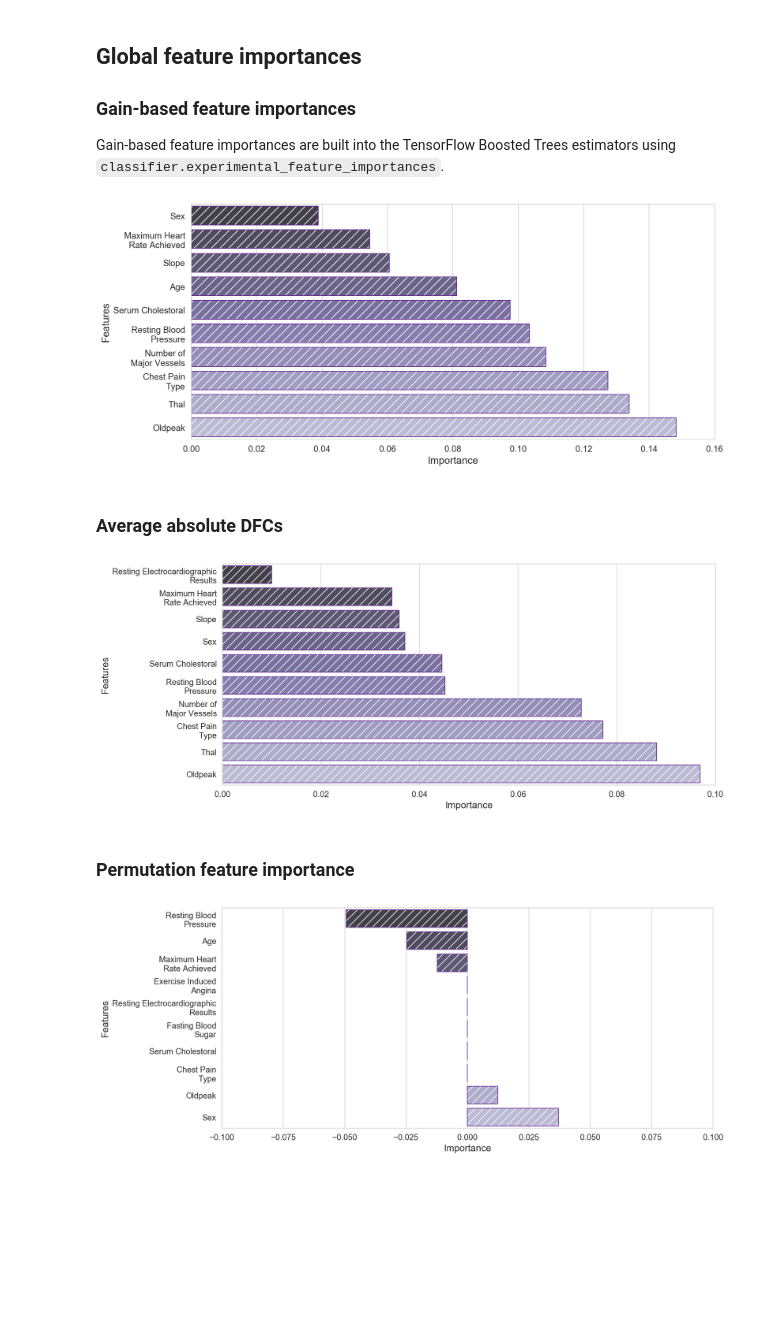
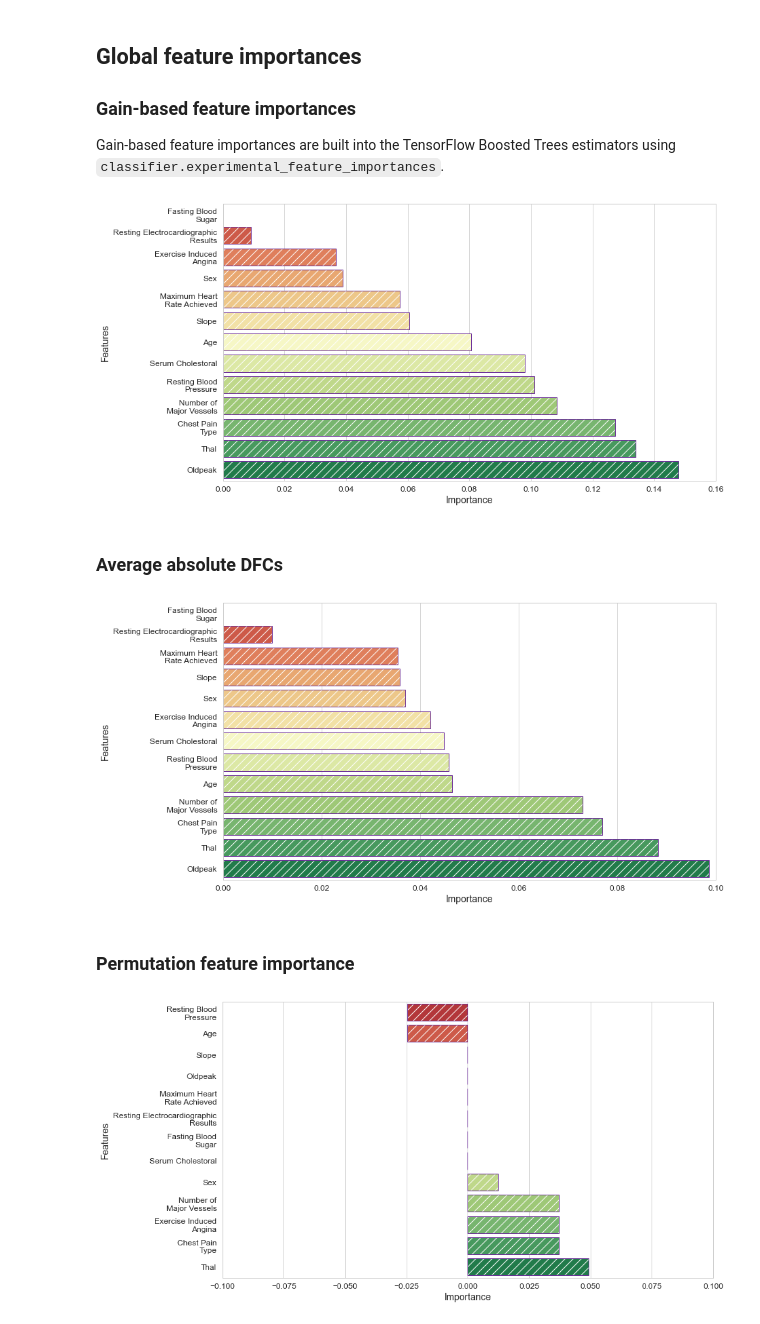
Before and after one commit to HatefDastour/Notes, a Jupyter notebook: Deel_Learning/Tensorflow_Boosted_Trees_Classifier_with_Feature_Importance_Analysis.ipynb, the cells around one changed output. Cells and saved outputs as stored; diff of their text form; code cells hidden in the pictures; blank space fills up the shorter version.

```diff
--- a/Deel_Learning/Tensorflow_Boosted_Trees_Classifier_with_Feature_Importance_Analysis.ipynb
+++ b/Deel_Learning/Tensorflow_Boosted_Trees_Classifier_with_Feature_Importance_Analysis.ipynb
@@ -375,8 +372,7 @@ def _add_feature_values(feature_values, ax, colors):
         t.set_bbox(dict(facecolor= colors[y_coord], alpha=0.25))
     font = FontProperties()
 #     font.set_weight('bold')
-    t = plt.text(x_coord, y_coord + 1 - OFFSET, 'Feature\nValue',
-    fontproperties=font, size=14)
+    t = plt.text(x_coord, y_coord + 1 - OFFSET, 'Feature\nValue', fontproperties=font, size=13)
 
 def _yaxis_labels(ax):
     y_labels = []
@@ -407,16 +403,19 @@ def Plot_Example(example, TOP_N = 10, Pos_Color = 'LimeGreen', Neg_Color = 'Oran
     # Sorting by absolute value
     sorted_ix = example.abs().sort_values()[-TOP_N:].index
     example = example[sorted_ix]
-    colors = example.map(lambda x: Pos_Color if x >= 0 else Neg_Color).tolist()
+
     fig, ax = plt.subplots(1, 1, figsize= FS)
-    _ = example.to_frame().plot(kind='barh', color=[colors], edgecolor = 'white', hatch = '///',
-                                 legend=None, alpha=0.75, ax = ax)
-    _ = example.to_frame().plot(kind='barh', color='None', edgecolor = 'Black',
-                                legend=None, alpha=1, lw=1., ax = ax)
-    ax.grid(False, axis='y')
+    Temp = example.to_frame('Value').sort_index(ascending= False)
+    Temp0 = Temp.copy(); Temp0[Temp0 < 0] = np.nan
+    _ = Temp0.plot(kind='barh', color= Pos_Color, edgecolor = 'white', hatch = '///', legend=None, alpha=0.75, ax = ax)
+    Temp0 = Temp.copy(); Temp0[Temp0 >= 0] = np.nan
+    _ = Temp0.plot(kind='barh', color= Neg_Color, edgecolor = 'white', hatch = '///', legend=None, alpha=0.75, ax = ax)
+    _ = Temp.plot(kind='barh', color='None', edgecolor = 'Black', legend=None, alpha=1, lw=1.2, ax = ax)
+    del Temp, Temp0
+    _ = ax.grid(False, axis='y')
     # Y axis Labels
 
-    ax.set_yticklabels(_yaxis_labels(ax), size=12)
+    _ = ax.set_yticklabels(_yaxis_labels(ax), size=12)
     # x axis Limits
     _ = ax.set_xlim(_xLims(ax))
 
@@ -426,13 +425,15 @@ def Plot_Example(example, TOP_N = 10, Pos_Color = 'LimeGreen', Neg_Color = 'Oran
     for c in Maps.keys():
         Temp[c] = Temp[c].map(Maps[c])
 
+    colors = example.map(lambda x: Pos_Color if x >= 0 else Neg_Color).tolist()
     _add_feature_values(Temp.iloc[ID][sorted_ix], ax, colors)
     return ax
 # %%
 # Plot results.
 # ID = np.random.choice(len(y_test), 1)[0]
 ID = 61
-ax = Plot_Example(df_dfc.iloc[ID])
+Tops = X_train.shape[1]
+ax = Plot_Example(df_dfc.iloc[ID], TOP_N = Tops, FS = (13, 8))
 _ = ax.set_title('Feature contributions for example patient {} from the Test set\n Pred: {:1.2f}; Label: {}'
                  .format(ID, probs[ID], labels[ID]))
 _ = ax.set_xlabel('Contribution to Predicted Probability', size=14)
@@ -447,8 +448,7 @@ Gain-based feature importances are built into the TensorFlow Boosted Trees estim
 # %%
 importances = classifier.experimental_feature_importances(normalize=True)
 df_imp = pd.Series(importances)
-TOP_N = 10
-Temp = df_imp.iloc[0:TOP_N][::-1].reset_index()
+Temp = df_imp.iloc[0:Tops][::-1].reset_index()
 Temp.columns = ['Features','Importance']
 Temp['Features'] = Temp['Features'].map(lambda x: x.replace('_',' '))
 # %%
@@ -461,7 +461,8 @@ def Plot_FeatImportance(pds, TOP_N = 10, FS = (13, 6)):
     Temp['Features'] = Temp['Features'].map(lambda x: x.replace('_',' '))
 
     fig, ax = plt.subplots(1, 1, figsize = FS)
-    _ = sns.barplot(ax = ax, x='Importance', y= 'Features', data= Temp, palette="Purples_d", hatch = '//')
+    CP = sns.color_palette("RdYlGn", TOP_N)
+    _ = sns.barplot(ax = ax, x='Importance', y= 'Features', data= Temp, palette=CP, hatch = '//')
     _ = sns.barplot(ax = ax, x='Importance', y= 'Features', data= Temp, facecolor = 'None', edgecolor = 'Indigo')
     _ = ax.grid(False, axis='y')
     # Y axis Labels
@@ -470,49 +471,52 @@ def Plot_FeatImportance(pds, TOP_N = 10, FS = (13, 6)):
     _ = ax.set_xlim(_xLims(ax))
     return ax
 
-ax = Plot_FeatImportance(pd.Series(importances))
+ax = Plot_FeatImportance(pd.Series(importances), TOP_N = Tops, FS = (13, 7.5))
 _ = ax.set_xlim(right = .16)
 # %% [output]
-[figure, old version]
+[figure, new version]
 # %% [markdown]
 ### Average absolute DFCs
 # %%
-ax = Plot_FeatImportance(df_dfc.abs().mean())
+ax = Plot_FeatImportance(df_dfc.abs().mean(), TOP_N = Tops, FS = (13, 7.5))
 _ = ax.set_xlim(right = .1)
 # %% [output]
-[figure, old version]
+[figure, new version]
 # %% [markdown]
 ### Permutation feature importance
 # %%
 def permutation_importances(est, X_eval, y_test, metric, features):
     """Column by column, shuffle values and observe effect on eval set.
-    source: http://explained.ai/rf-importance/index.html"""
+
+    source: http://explained.ai/rf-importance/index.html
+    A similar approach can be done during training. See "Drop-column importance"
+    in the above article."""
     baseline = metric(est, X_eval, y_test)
     imp = []
     for col in features:
         save = X_eval[col].copy()
         X_eval[col] = np.random.permutation(X_eval[col])
         m = metric(est, X_eval, y_test)
         X_eval[col] = save
         imp.append(baseline - m)
     return np.array(imp)
 
 def accuracy_metric(est, X, y):
     """TensorFlow estimator accuracy."""
     eval_input_fn = make_input_fn(X,
                                   y=y,
                                   shuffle=False,
                                   n_epochs=1)
     return est.evaluate(input_fn=eval_input_fn)['accuracy']
 features = X_train.columns.tolist()
 importances = permutation_importances(classifier, X_test, y_test, accuracy_metric,
                                       features)
 df_imp = pd.Series(importances, index=features)
 clear_output()
 
-_ = Plot_FeatImportance(df_imp)
+ax = Plot_FeatImportance(df_imp, TOP_N = Tops, FS = (13, 7.5))
 # %% [output]
-[figure, old version]
+[figure, new version]
 # %% [markdown]
 ***
 # References
```
Also changed, not shown: parts of 8 cells of this notebook, 6 other files.
